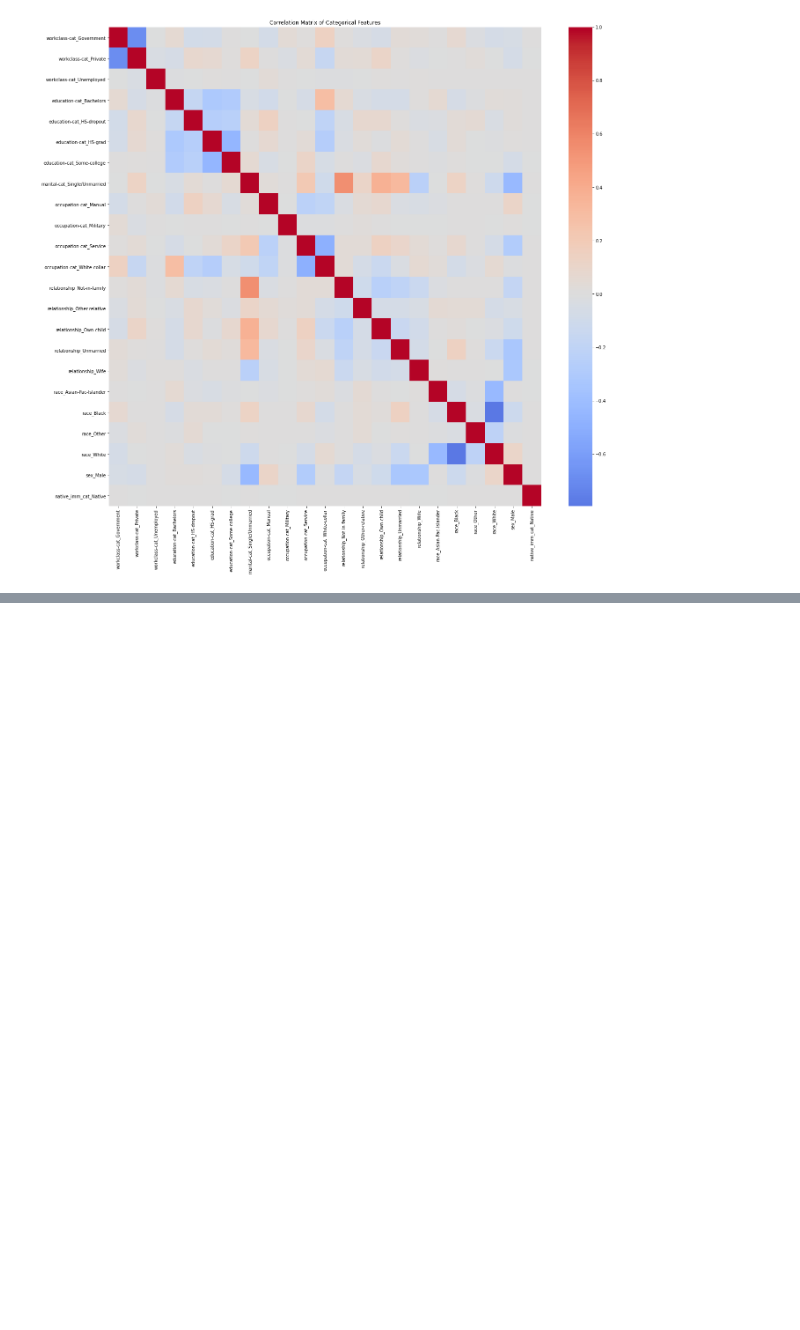
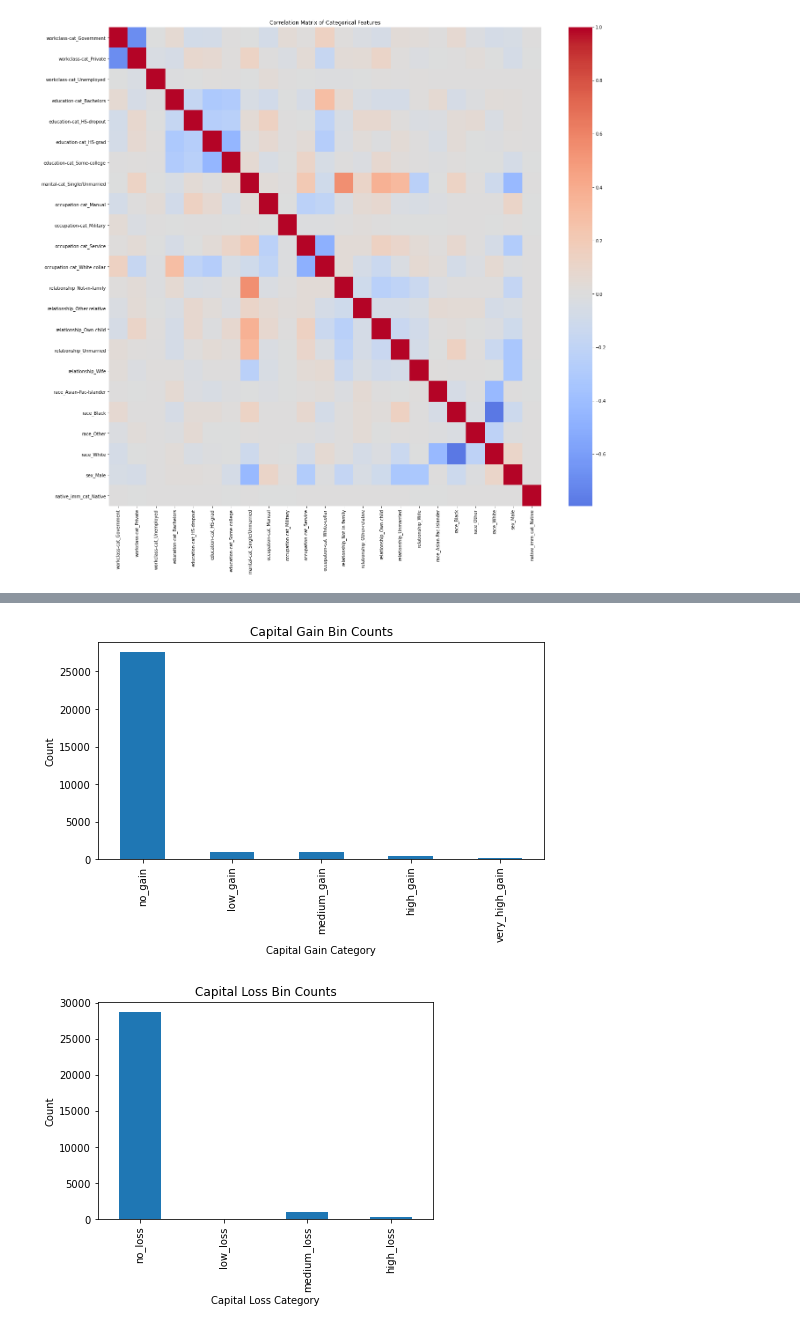
Before and after one commit to JohnAChester/fordham_classification, a Jupyter notebook: CombinedCode.ipynb, the cells around one changed output, grey strips where cells are left out. Cells and saved outputs as stored; diff of their text form; code cells hidden in the pictures; blank space fills up the shorter version.

```diff
--- a/CorrelationMatrix.ipynb
+++ b/CombinedCode.ipynb
@@ -488,0 +567,26 @@ plt.show()
+# %%
+#Binning
+
+
+# capital-gain bins
+gain_bins = [-1, 0, 5000, 15000, 30000, np.inf]
+gain_labels = ['no_gain', 'low_gain', 'medium_gain', 'high_gain', 'very_high_gain']
+
+eda_df['capital_gain_bin'] = pd.cut(
+    eda_df['capital-gain'],
+    bins=gain_bins,
+    labels=gain_labels
+)
+
+# capital-loss bins
+loss_bins = [-1, 0, 1000, 2000, np.inf]
+loss_labels = ['no_loss', 'low_loss', 'medium_loss', 'high_loss']
+
+eda_df['capital_loss_bin'] = pd.cut(
+    eda_df['capital-loss'],
+    bins=loss_bins,
+    labels=loss_labels
+)
+
+print(eda_df['capital_gain_bin'].value_counts(), "\n\n")
+print(eda_df['capital_loss_bin'].value_counts())
@@ -488,0 +609,16 @@ plt.show()
+# %%
+plt.figure(figsize=(8, 4))
+eda_df['capital_gain_bin'].value_counts().sort_index().plot(kind='bar')
+plt.title("Capital Gain Bin Counts")
+plt.xlabel("Capital Gain Category")
+plt.ylabel("Count")
+plt.show()
+
+eda_df['capital_loss_bin'].value_counts().sort_index().plot(kind='bar')
+plt.title("Capital Loss Bin Counts")
+plt.xlabel("Capital Loss Category")
+plt.ylabel("Count")
+plt.show()
+# %% [output]
+[figure, added]
+[figure, added]
```
Also changed, not shown: parts of 18 cells of this notebook, 2 other files.
